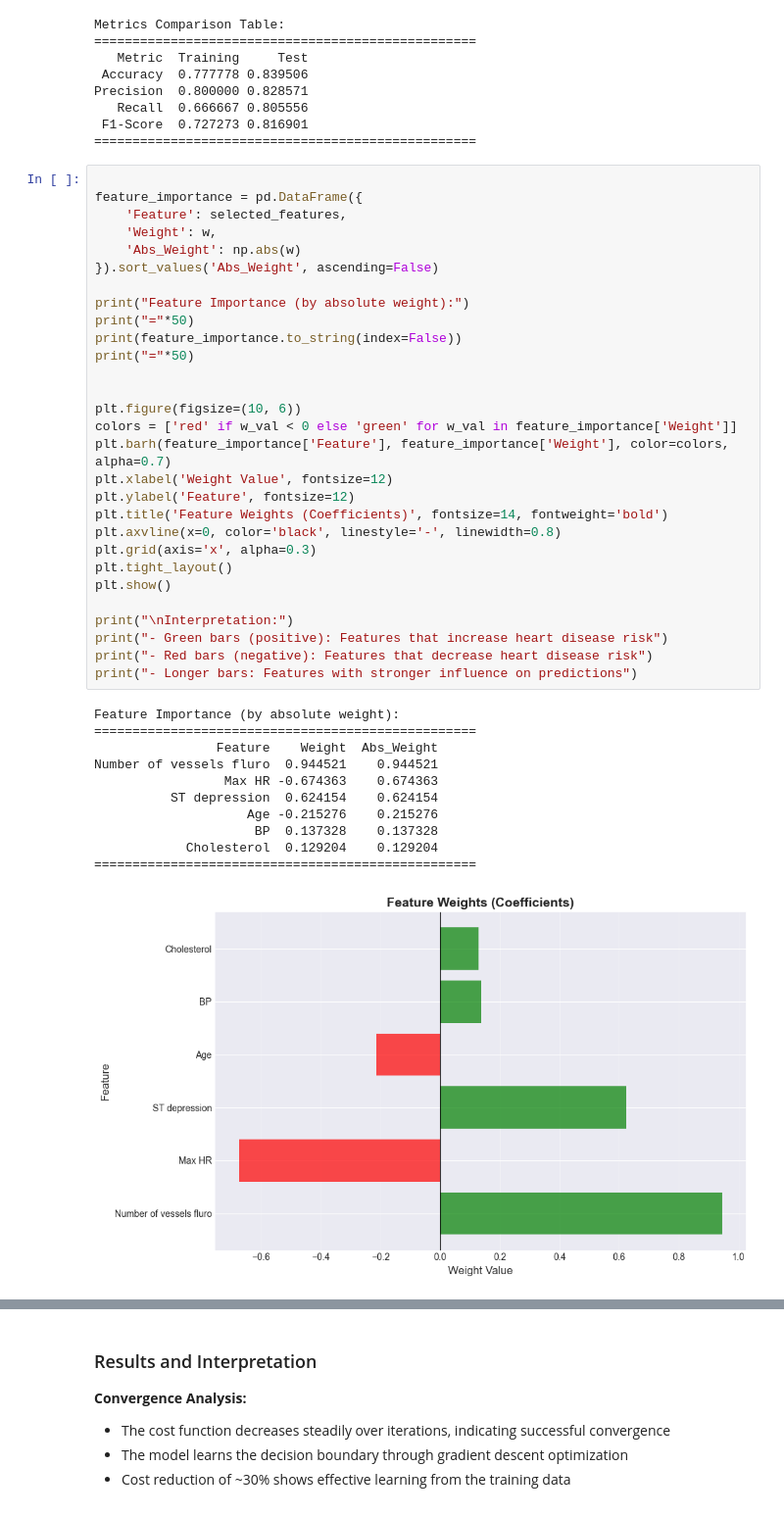
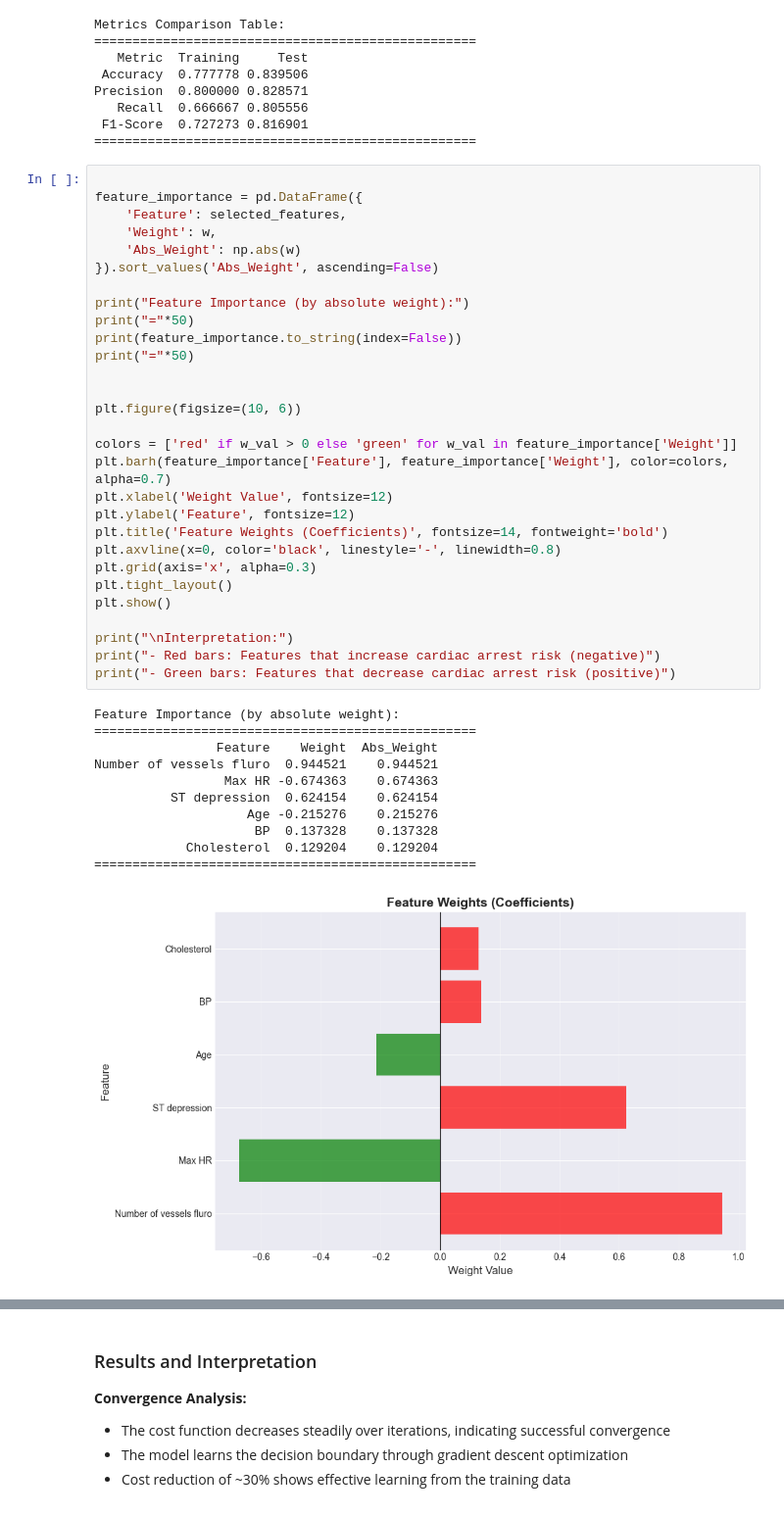
Before and after one commit to Josuehmz/Laboratorio-2-AREP, a Jupyter notebook: Heart_Disease_Prediction.ipynb, the cells around one changed output, grey strips where cells are left out. Shown at 98% size. Cells and saved outputs as stored; diff of their text form.

```diff
--- a/Heart_Disease_Prediction.ipynb
+++ b/Heart_Disease_Prediction.ipynb
@@ -531,36 +533,36 @@ feature_importance = pd.DataFrame({
 }).sort_values('Abs_Weight', ascending=False)
 
 print("Feature Importance (by absolute weight):")
 print("="*50)
 print(feature_importance.to_string(index=False))
 print("="*50)
 
 
 plt.figure(figsize=(10, 6))
-colors = ['red' if w_val < 0 else 'green' for w_val in feature_importance['Weight']]
+
+colors = ['red' if w_val > 0 else 'green' for w_val in feature_importance['Weight']]
 plt.barh(feature_importance['Feature'], feature_importance['Weight'], color=colors, alpha=0.7)
 plt.xlabel('Weight Value', fontsize=12)
 plt.ylabel('Feature', fontsize=12)
 plt.title('Feature Weights (Coefficients)', fontsize=14, fontweight='bold')
 plt.axvline(x=0, color='black', linestyle='-', linewidth=0.8)
 plt.grid(axis='x', alpha=0.3)
 plt.tight_layout()
 plt.show()
 
 print("\nInterpretation:")
-print("- Green bars (positive): Features that increase heart disease risk")
-print("- Red bars (negative): Features that decrease heart disease risk")
-print("- Longer bars: Features with stronger influence on predictions")
+print("- Red bars: Features that increase cardiac arrest risk (negative)")
+print("- Green bars: Features that decrease cardiac arrest risk (positive)")
 # %% [output]
 Feature Importance (by absolute weight):
 ==================================================
                 Feature    Weight  Abs_Weight
 Number of vessels fluro  0.944521    0.944521
                  Max HR -0.674363    0.674363
           ST depression  0.624154    0.624154
                     Age -0.215276    0.215276
                      BP  0.137328    0.137328
             Cholesterol  0.129204    0.129204
 ==================================================
-[figure, old version]
+[figure, new version]
 Interpretation:
```
Also changed, not shown: parts of 5 cells of this notebook.
